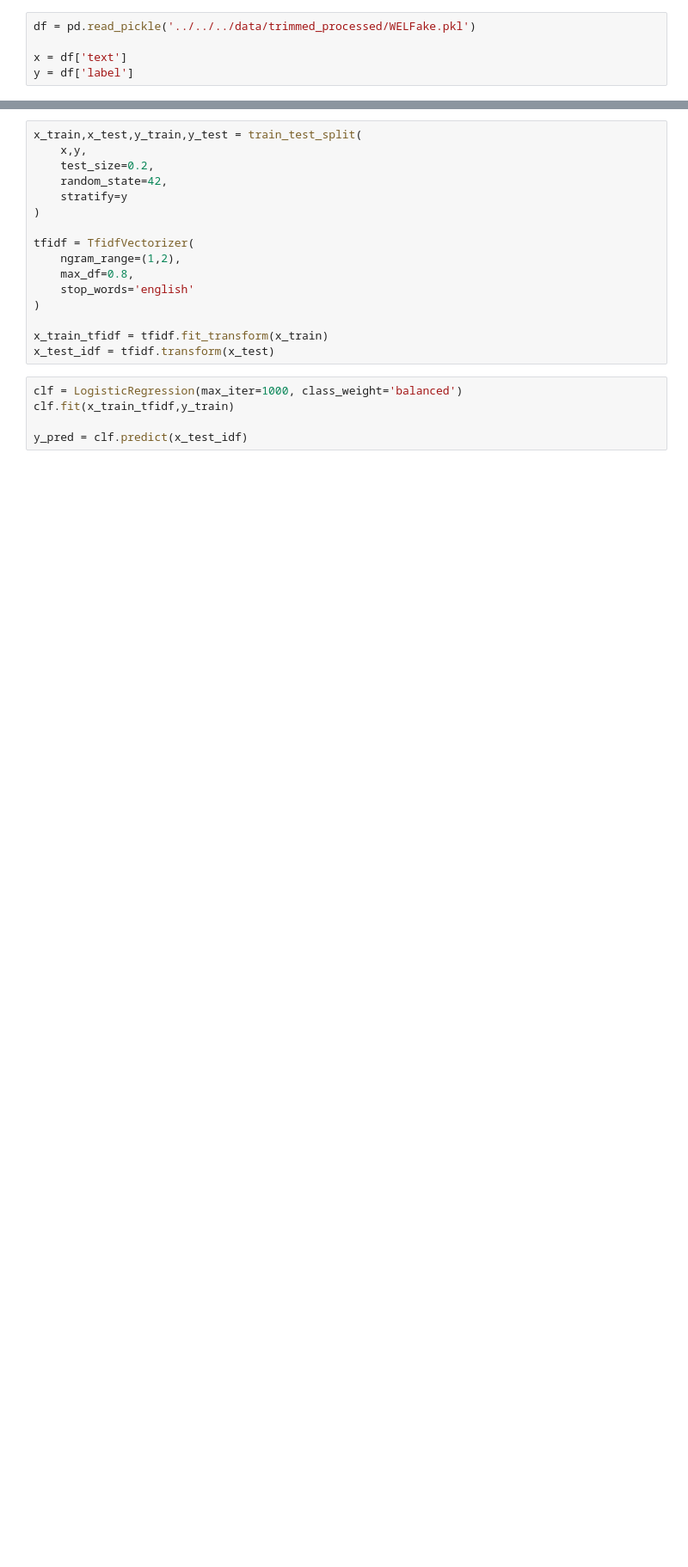
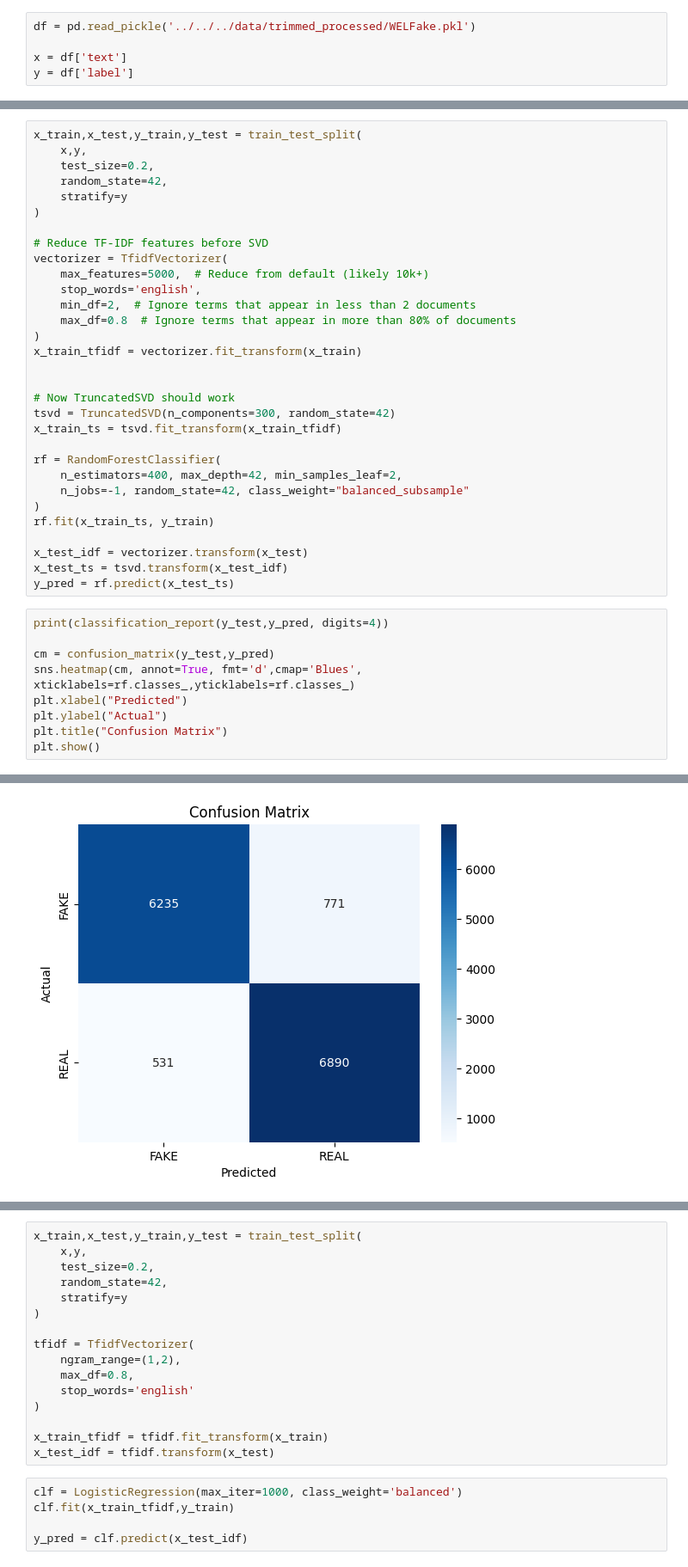
Before and after one commit to naheelkk/Factify, a Jupyter notebook: notebooks/models/dataset-based/WELFake.ipynb, the cells around one changed output, grey strips where cells are left out. Shown at 86% size. Saved outputs shown, nothing was run; the diff lists cells and outputs as text; blank space fills up the shorter version.

Commit message:
model: random forest algorithm on welfake dataset

```diff
--- a/notebooks/models/dataset-based/WELFake.ipynb
+++ b/notebooks/models/dataset-based/WELFake.ipynb
@@ -13,0 +19,41 @@ y = df['label']
+# %%
+x_train,x_test,y_train,y_test = train_test_split(
+    x,y,
+    test_size=0.2,
+    random_state=42,
+    stratify=y
+)
+
+# Reduce TF-IDF features before SVD
+vectorizer = TfidfVectorizer(
+    max_features=5000,  # Reduce from default (likely 10k+)
+    stop_words='english',
+    min_df=2,  # Ignore terms that appear in less than 2 documents
+    max_df=0.8  # Ignore terms that appear in more than 80% of documents
+)
+x_train_tfidf = vectorizer.fit_transform(x_train)
+
+
+# Now TruncatedSVD should work
+tsvd = TruncatedSVD(n_components=300, random_state=42)
+x_train_ts = tsvd.fit_transform(x_train_tfidf)
+
+rf = RandomForestClassifier(
+    n_estimators=400, max_depth=42, min_samples_leaf=2,
+    n_jobs=-1, random_state=42, class_weight="balanced_subsample"
+)
+rf.fit(x_train_ts, y_train)
+
+x_test_idf = vectorizer.transform(x_test)
+x_test_ts = tsvd.transform(x_test_idf)
+y_pred = rf.predict(x_test_ts)
+# %%
+print(classification_report(y_test,y_pred, digits=4))
+
+cm = confusion_matrix(y_test,y_pred)
+sns.heatmap(cm, annot=True, fmt='d',cmap='Blues', xticklabels=rf.classes_,yticklabels=rf.classes_)
+plt.xlabel("Predicted")
+plt.ylabel("Actual")
+plt.title("Confusion Matrix")
+plt.show()
+# %% [output]
@@ -13,0 +68 @@ y = df['label']
+[figure, added]
```
Also changed, not shown: parts of 4 cells of this notebook.
